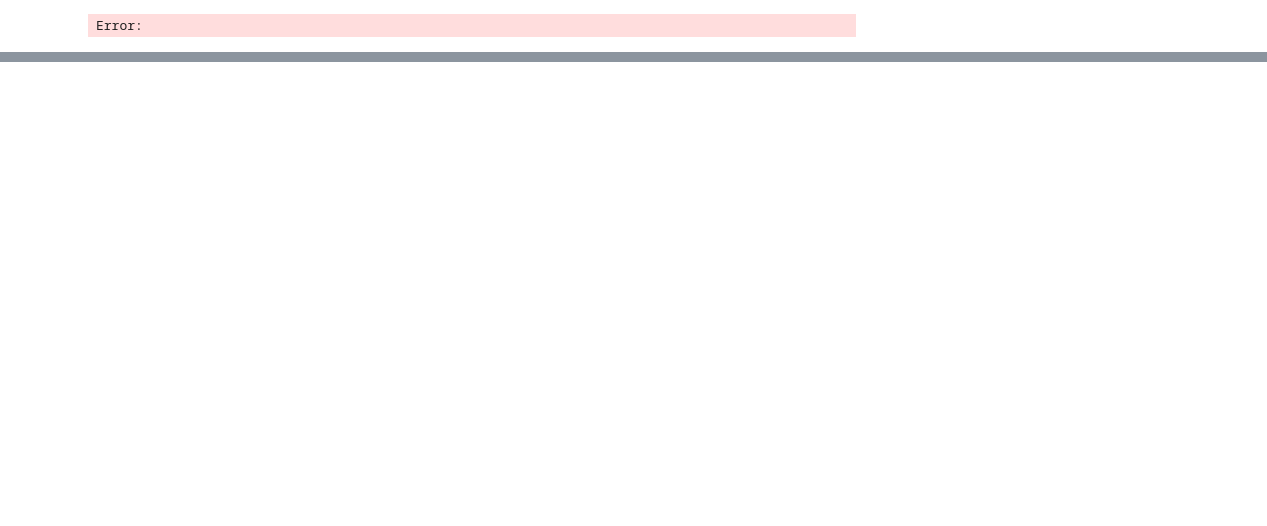
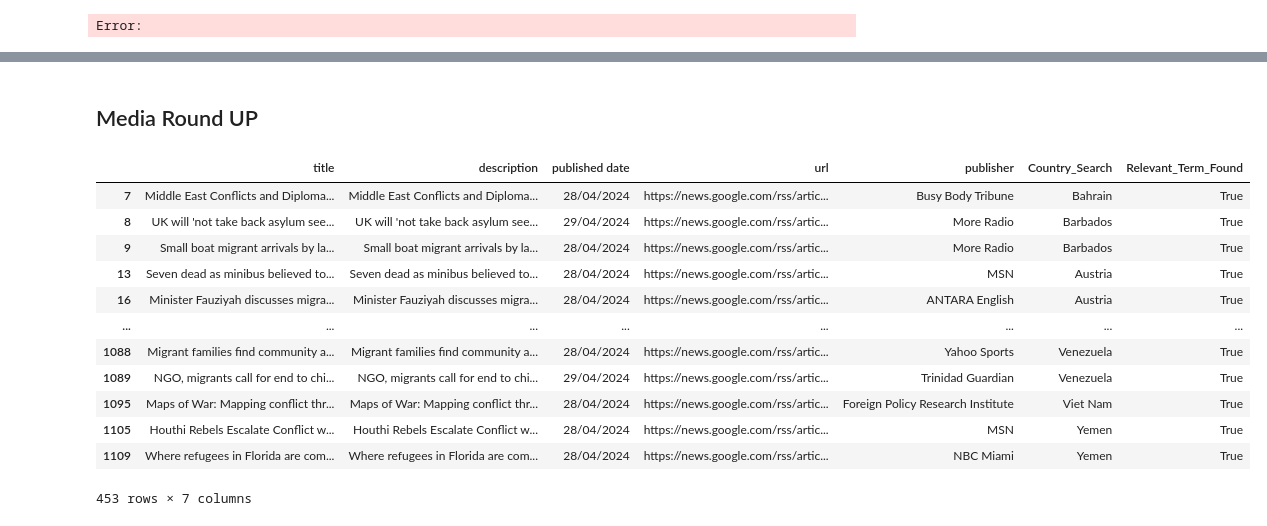
Before and after one commit to Otomisin/c-practise, a Jupyter notebook: Web_news_dp/Web_news.ipynb, the cells around one changed output, grey strips where cells are left out. Saved outputs shown, nothing was run; the diff lists cells and outputs as text; code cells hidden in the pictures; blank space fills up the shorter version.

```diff
--- a/Web_news_dp/Web_news.ipynb
+++ b/Web_news_dp/Web_news.ipynb
@@ -526,0 +808,78 @@ Error:
+# %% [markdown]
+## Media Round UP
+# %%
+from gnews import GNews
+import pandas as pd
+import json
+from datetime import datetime, timedelta
+import concurrent.futures
+
+# Load country data from the JSON file
+with open('./countries_all.json') as f:
+    country_data = json.load(f)
+countries = [country['name'] for country in country_data]  # Extract country names
+
+# Create an instance of GNews with English language and default settings
+google_news = GNews(language='en', max_results=10)
+
+# Get today's date and yesterday's date as datetime objects
+today = datetime.now()
+yesterday = datetime.now() - timedelta(days=1)
+
+# Set the date range for the search: from yesterday to today
+google_news.start_date = yesterday
+google_news.end_date = today
+
+# Define your search terms
+terms = "Migration OR Flood OR Conflict OR migrant OR asylum OR displacement OR refugee OR IDP"
+
+def fetch_news(country):
+    query = f"({terms}) AND {country}"
+    news_results = google_news.get_news(query)
+    for news in news_results:
+        news['Country_Search'] = country
+    return news_results
+
+# Use ThreadPoolExecutor to run searches in parallel
+all_news_items = []
+with concurrent.futures.ThreadPoolExecutor(max_workers=10) as executor:
+    future_to_news = {executor.submit(fetch_news, country): country for country in countries}
+    for future in concurrent.futures.as_completed(future_to_news):
+        all_news_items.extend(future.result())
+
+# Convert all news items into a DataFrame
+df = pd.DataFrame(all_news_items)
+
+# Extract just the 'title' value from the 'publisher' column
+df['publisher'] = df['publisher'].apply(lambda x: x['title'])
+
+# Function to check for specific terms in title or description
+def check_terms(text):
+    keywords = ["migration", "flood", "conflict", "migrant", "asylum", "displacement", "refugee", "idp"]
+    # Convert text to lower case to make the search case-insensitive
+    text_lower = text.lower()
+    return any(keyword in text_lower for keyword in keywords)
+
+# Apply function to create a new column based on title and description
+df['Relevant_Term_Found'] = df.apply(lambda x: check_terms(x['title']) or check_terms(x['description']), axis=1)
+
+# Convert the 'published date' from text to datetime and reformat
+df['published date'] = pd.to_datetime(df['published date'], format='%a, %d %b %Y %H:%M:%S %Z').dt.strftime('%d/%m/%Y')
+
+# filter for thse with relevant term
+filtered_df = df[df['Relevant_Term_Found'] == True]
+filtered_df
+# %% [output]
+|  | title | description | published date | url | publisher | Country_Search | Relevant_Term_Found |
+| 7 | Middle East Conflicts and Diploma... | Middle East Conflicts and Diploma... | 28/04/2024 | https://news.google.com/rss/artic... | Busy Body Tribune | Bahrain | True |
+| 8 | UK will 'not take back asylum see... | UK will 'not take back asylum see... | 29/04/2024 | https://news.google.com/rss/artic... | More Radio | Barbados | True |
+| 9 | Small boat migrant arrivals by la... | Small boat migrant arrivals by la... | 28/04/2024 | https://news.google.com/rss/artic... | More Radio | Barbados | True |
+| 13 | Seven dead as minibus believed to... | Seven dead as minibus believed to... | 28/04/2024 | https://news.google.com/rss/artic... | MSN | Austria | True |
+| 16 | Minister Fauziyah discusses migra... | Minister Fauziyah discusses migra... | 28/04/2024 | https://news.google.com/rss/artic... | ANTARA English | Austria | True |
+| ... | ... | ... | ... | ... | ... | ... | ... |
+| 1088 | Migrant families find community a... | Migrant families find community a... | 28/04/2024 | https://news.google.com/rss/artic... | Yahoo Sports | Venezuela | True |
+| 1089 | NGO, migrants call for end to chi... | NGO, migrants call for end to chi... | 29/04/2024 | https://news.google.com/rss/artic... | Trinidad Guardian | Venezuela | True |
+| 1095 | Maps of War: Mapping conflict thr... | Maps of War: Mapping conflict thr... | 28/04/2024 | https://news.google.com/rss/artic... | Foreign Policy Research Institute | Viet Nam | True |
+| 1105 | Houthi Rebels Escalate Conflict w... | Houthi Rebels Escalate Conflict w... | 28/04/2024 | https://news.google.com/rss/artic... | MSN | Yemen | True |
+| 1109 | Where refugees in Florida are com... | Where refugees in Florida are com... | 28/04/2024 | https://news.google.com/rss/artic... | NBC Miami | Yemen | True |
+453 rows × 7 columns
```
Also changed, not shown: parts of 9 cells of this notebook, 2 other files.
